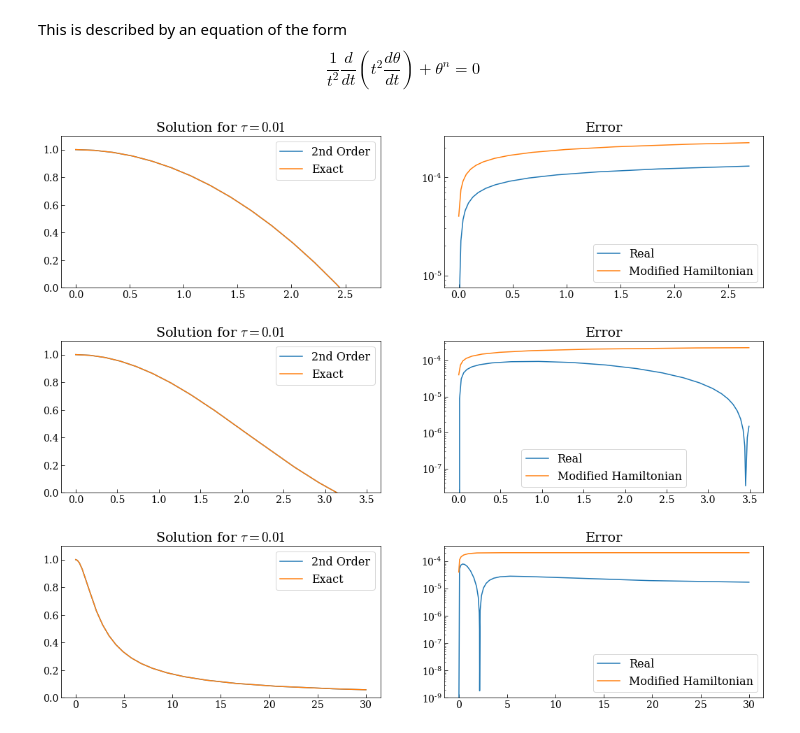
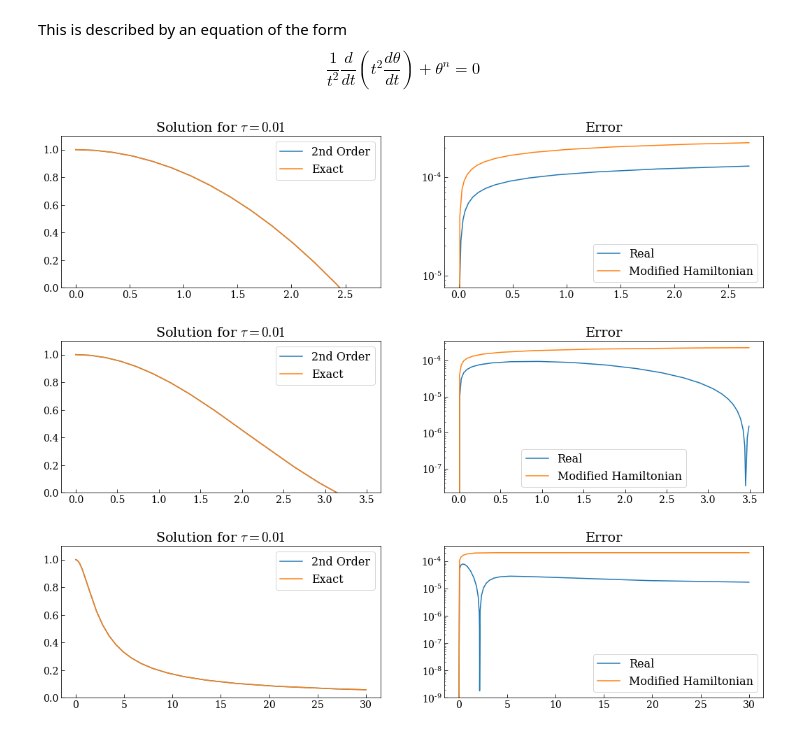
Before and after one commit to mseri/contact-integrators, a Jupyter notebook: The Lane-Emden Model-Error Analysis.ipynb, the cells around one changed output. Saved outputs shown, nothing was run; the diff lists cells and outputs as text; code cells hidden in the pictures.

```diff
--- a/The Lane-Emden Model-Error Analysis.ipynb
+++ b/The Lane-Emden Model-Error Analysis.ipynb
@@ -60,6 +60,23 @@ def upper_error_bound_p(n, m, dt, p, q):
         + dt**3*q**(-2 + n)*(- (17 + 120*m*(1 + m)*(1 + 2*m*(1 + m)))*(-1 + n)*n*p**2
                              + (1 + 24*m*(-9 + m + 10*m**2*(2 + m)))*n*q**(1 + n))/(180.*(1 + 2*m)**4)
     )
+# %%
+# From https://stackoverflow.com/questions/30399534/shift-elements-in-a-numpy-array
+def shift(arr, num, fill_value=np.nan):
+    result = np.empty_like(arr)
+    if num > 0:
+        result[:num] = fill_value
+        result[num:] = arr[:-num]
+    elif num < 0:
+        result[num:] = fill_value
+        result[:num] = arr[-num:]
+    else:
+        result[:] = arr
+    return result
+
+def pad_and_cumsum(vec):
+    cumsum = np.cumsum(vec)
+    return shift(cumsum, 1, 0.0)
 # %%
 dt = 0.01 # run with 0.2 and 0.01
 # %%
@@ -92,7 +109,8 @@ plt.legend()
 plt.subplot(122)
 plt.title("Error")
 plt.plot(tspan,abs(sol[:,1]-exact(tspan)),label="Real")
-plt.plot(tspan,np.cumsum([errq(m,p0,q0) for m, p0, q0 in zip(range(len(tspan)),sol[:,0],sol[:,1])]),
+plt.plot(tspan,
+         pad_and_cumsum([errq(m,p0,q0) for m, p0, q0 in zip(range(len(tspan)),sol[:,0],sol[:,1])]),
          label="Modified Hamiltonian")
 plt.legend()
 plt.yscale("log")
@@ -100,7 +118,7 @@ plt.legend()
 
 plt.show()
 # %% [output]
-[figure, old version]
+[figure, new version]
 # %%
 n = 1
 le = LaneEmden(n)
@@ -115,35 +133,36 @@ exact[0] = 1.0
 
 errq = lambda m, p0, q0: upper_error_bound(n,m,dt,p0,q0)
 errp = lambda m, p0, q0: upper_error_bound_p(n,m,dt,p0,q0)
 
 plt.figure(figsize=(18,4))
 #plt.suptitle(f"$n={le.n}$, $dt={dt}$")
 sol, _, _ = ic.integrate(ic.step, le, tspan, p0, q0, 0.0)
 
 #p1, q1 = sol[:,0][1], sol[:,1][1]
 #solm1, _, _ = ic.integrate(ic.step6, le, tspan[1:], p1, q1, 0.0)
 #sole1, _, _ = ic.integrate(ic.step6e, le, tspan[1:], p1, q1, 0.0)
 
 plt.subplot(121)
 plt.title(f"Solution for $\\tau={dt}$")
 plt.plot(tspan,sol[:,1],label="2nd Order")
 plt.plot(tspan, exact,
          label="Exact")
 plt.ylim(0,1.1)
 plt.legend()
 
 plt.subplot(122)
 plt.title("Error")
 plt.plot(tspan,abs(sol[:,1]-exact),label="Real")
-plt.plot(tspan,np.cumsum([errq(m,p0,q0) for m, p0, q0 in zip(range(len(tspan)),sol[:,0],sol[:,1])]),
+plt.plot(tspan,
+         pad_and_cumsum([errq(m,p0,q0) for m, p0, q0 in zip(range(len(tspan)),sol[:,0],sol[:,1])]),
          label="Modified Hamiltonian")
 plt.legend()
 plt.yscale("log")
 plt.legend()
 
 plt.show()
 # %% [output]
-[figure, old version]
+[figure, new version]
 # %%
 n=5
 le = LaneEmden(n)
@@ -174,7 +193,8 @@ plt.legend()
 plt.subplot(122)
 plt.title("Error")
 plt.plot(tspan,abs(sol[:,1]-exact(tspan)),label="Real")
-plt.plot(tspan,np.cumsum([errq(m,p0,q0) for m, p0, q0 in zip(range(len(tspan)),sol[:,0],sol[:,1])]),
+plt.plot(tspan,
+         pad_and_cumsum([errq(m,p0,q0) for m, p0, q0 in zip(range(len(tspan)),sol[:,0],sol[:,1])]),
          label="Modified Hamiltonian")
 plt.legend()
 plt.yscale("log")
@@ -182,4 +202,4 @@ plt.legend()
 
 plt.show()
 # %% [output]
-[figure, old version]
+[figure, new version]
```
Also changed, not shown: 2 other files.
